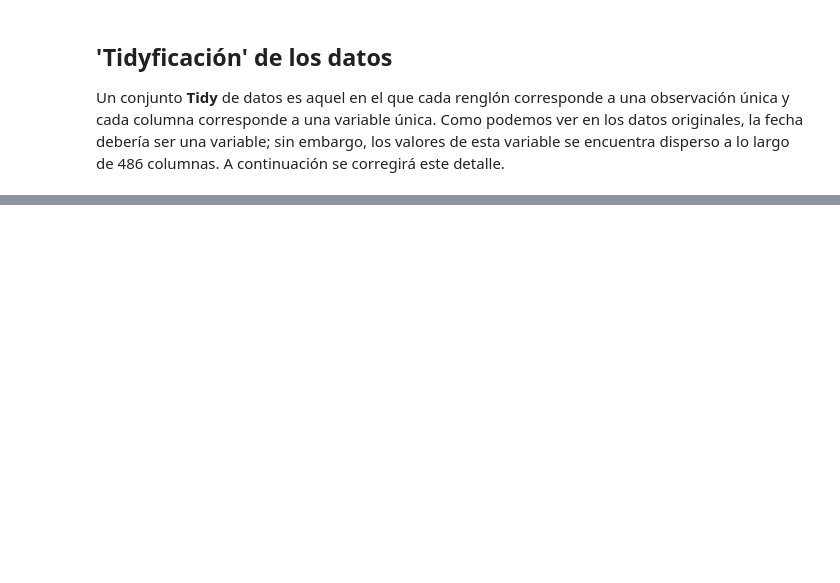
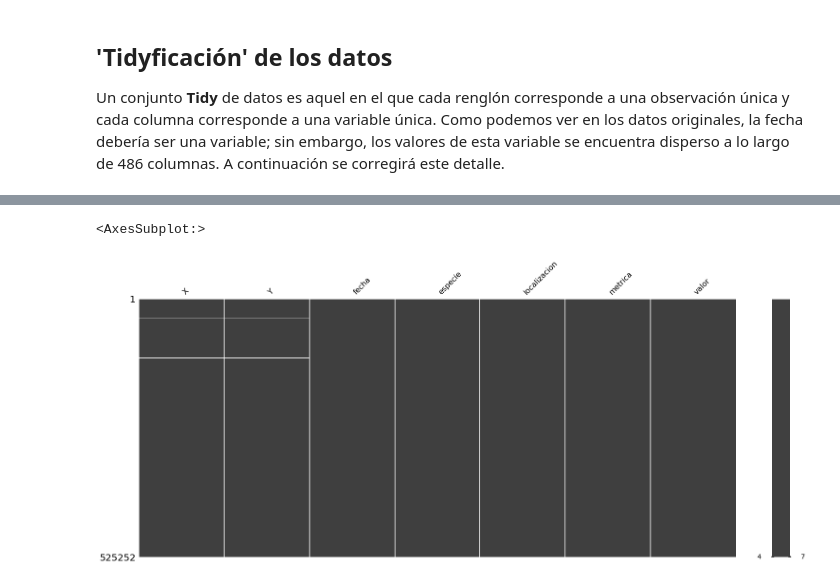
Before and after one commit to aaronlara/proyecto-vegetacion, a Jupyter notebook: analisisEviNDVI.ipynb, the cells around one changed output, grey strips where cells are left out. Saved outputs shown, nothing was run; the diff lists cells and outputs as text; code cells hidden in the pictures; blank space fills up the shorter version.

```diff
--- a/analisisEviNDVI.ipynb
+++ b/analisisEviNDVI.ipynb
@@ -136,0 +216,5 @@ df
+# %%
+msno.matrix(df)
+# %% [output]
+<AxesSubplot:>
+[figure, added]
```
Also changed, not shown: parts of 15 cells of this notebook.
